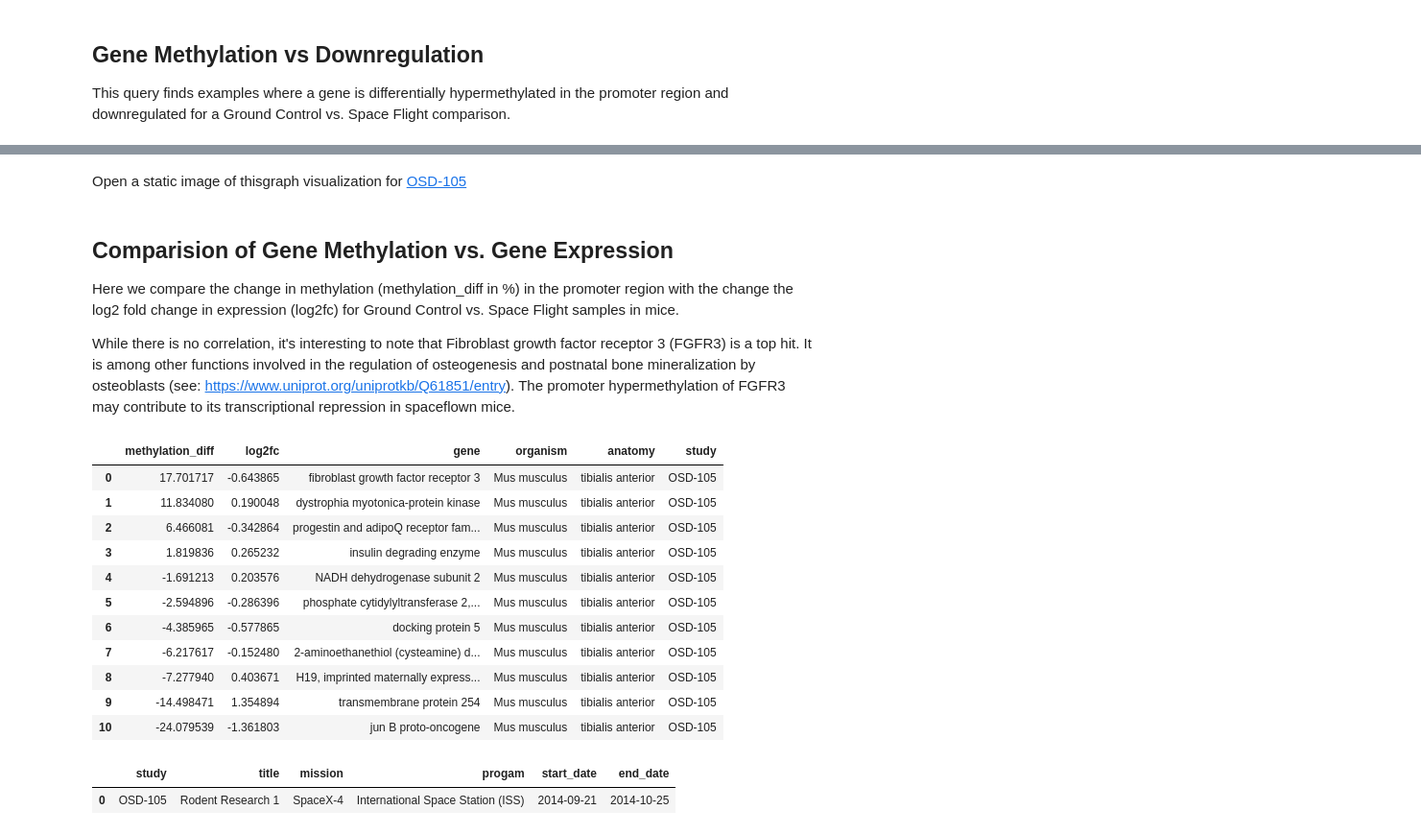
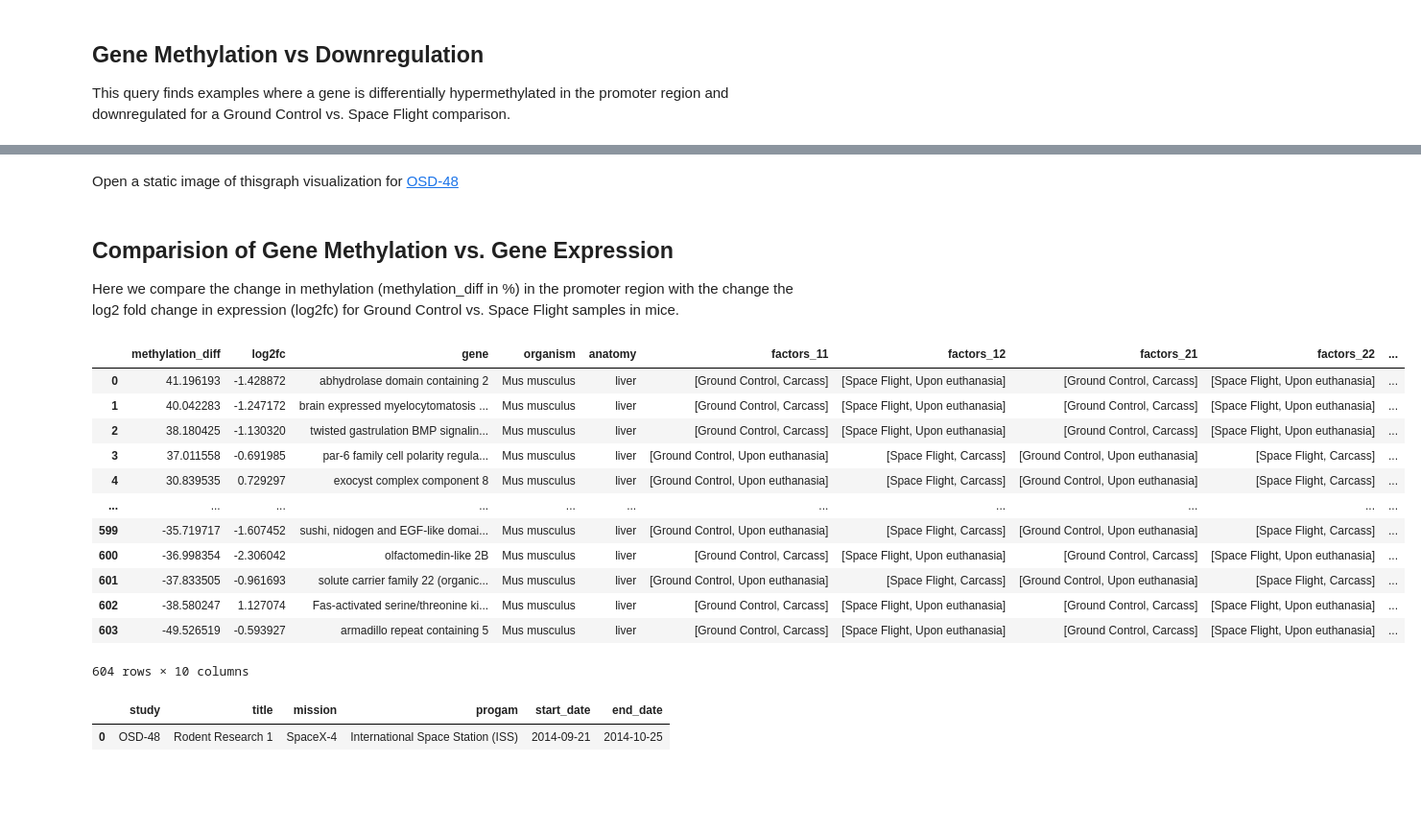
Before and after one commit to gastondana627/spoke_genelab, a Jupyter notebook: notebooks/6_query_examples.ipynb, the cells around one changed output, grey strips where cells are left out. Shown at 96% size. Drawn from its saved outputs; the diff is of its cells as text; code cells hidden in the pictures; blank space fills up the shorter version.

```diff
--- a/notebooks/6_query_examples.ipynb
+++ b/notebooks/6_query_examples.ipynb
@@ -24,19 +30,24 @@ graph = Graph("bolt://localhost:7687", name=database, user=username, password=pa
 ## Gene Methylation vs Downregulation
 This query finds examples where a gene is differentially hypermethylated in the promoter region and downregulated for a Ground Control vs. Space Flight comparison.
 # %%
+methylation_threshold = 25 # % differential methylation
+log2fc_threshold      = -1.5 # log2 fold change
+
 query = """
 MATCH p = (m:Mission)-->(s1:Study)-->(a1:Assay)-[m1]->(y:MethylationRegion)
            <--(g:MGene)<-[m2]-(a2:Assay)<--(s2:Study)
 WHERE s1 = s2 // within the same study
-  AND "Ground Control" IN a1.factors_1 // Ground Control vs. Space Flight comparisions
-  AND "Space Flight" IN a1.factors_2
-  AND "Ground Control" IN a2.factors_1
-  AND "Space Flight" IN a2.factors_2
-  AND y.in_promoter = true // Methylated in the promoter region
-  AND m1.methylation_diff > 0 // positive difference in methylation
-  AND m2.log2fc < 0 // downregulated gene
+  AND "Ground Control" IN a1.factors_1             // Ground Control
+  AND "Space Flight" IN a1.factors_2               // vs. Space Flight for DNA methylation profiling assay
+  AND "Ground Control" IN a2.factors_1             // Ground Control
+  AND "Space Flight" IN a2.factors_2               // vs. Space Flight for transcription profiling assay
+  AND a1.factors_1 = a2.factors_1                  // compare only assays where the factors are identical
+  AND a1.factors_2 = a2.factors_2                  // compare only assays where the factors are identical
+  AND y.in_promoter = true                         // methylated in the promoter region
+  AND m1.methylation_diff > $methylation_threshold // hypermethylated in the promoter region
+  AND m2.log2fc < $log2fc_threshold                // downregulated gene
 RETURN p
 """
 
-subgraph1 = graph.run(query).to_subgraph()
+subgraph1 = graph.run(query, methylation_threshold=methylation_threshold, log2fc_threshold=log2fc_threshold).to_subgraph()
 # %%
@@ -52,49 +68,55 @@ CytoscapeWidget(cytoscape_layout={'name': 'cola', 'padding': 0, 'nodeSpacing': 6
 # %% [markdown]
-Open a static image of thisgraph visualization for [OSD-105](../docs/osd-105_omics.png)
+Open a static image of thisgraph visualization for [OSD-48](../docs/osd-48_omics.png)
 # %% [markdown]
 ## Comparision of Gene Methylation vs. Gene Expression
 Here we compare the change in methylation (methylation_diff in %) in the promoter region with the change the log2 fold change in expression (log2fc) for Ground Control vs. Space Flight samples in mice.
-
-While there is no correlation, it's interesting to note that Fibroblast growth factor receptor 3 (FGFR3) is a top hit. It is among other functions involved in the regulation of osteogenesis and postnatal bone mineralization by osteoblasts (see: https://www.uniprot.org/uniprotkb/Q61851/entry). The promoter hypermethylation of FGFR3 may contribute to its transcriptional repression in spaceflown mice.
 # %%
 query = """
 MATCH (s1:Study)-->(a1:Assay)-[m1]->(y:MethylationRegion)
       <--(g:MGene)<-[m2]-(a2:Assay)<--(s2:Study)
 
-WHERE s1 = s2 // within the same study
-  AND "Ground Control" IN a1.factors_1 // Ground Control
-  AND "Space Flight" IN a1.factors_2   // vs. Space Flight
-  AND "Ground Control" IN a2.factors_1
-  AND "Space Flight" IN a2.factors_2
-  AND y.in_promoter = true // Methylated in the promoter region
+WHERE s1 = s2                             // comparison within the same study
+  AND "Ground Control" IN a1.factors_1    // Ground Control
+  AND "Space Flight" IN a1.factors_2      // vs. Space Flight for DNA methylation profiling
+  AND "Ground Control" IN a2.factors_1    // Ground Control
+  AND "Space Flight" IN a2.factors_2      // vs. Space Flight for transcription profiling
+  AND a1.factors_1 = a2.factors_1         // compare only assays where the factors are identical
+  AND a1.factors_2 = a2.factors_2         // compare only assays where the factors are identical
+  AND y.in_promoter = true                // Methylated in the promoter region
 
 RETURN m1.methylation_diff AS methylation_diff, m2.log2fc AS log2fc,
-       g.name AS gene, s1.organism as organism, a1.material_name_1 AS anatomy, s1.identifier AS study
+       g.name AS gene, s1.organism as organism, a1.material_name_1 AS anatomy,
+       a1.factors_1 as factors_11, a1.factors_2 as factors_12,
+       a2.factors_1 as factors_21, a2.factors_2 as factors_22,
+       s1.identifier AS study
 ORDER BY methylation_diff DESC;
 """
 graph.run(query).to_data_frame()
 # %% [output]
-|  | methylation_diff | log2fc | gene | organism | anatomy | study |
-| 0 | 17.701717 | -0.643865 | fibroblast growth factor receptor 3 | Mus musculus | tibialis anterior | OSD-105 |
-| 1 | 11.834080 | 0.190048 | dystrophia myotonica-protein kinase | Mus musculus | tibialis anterior | OSD-105 |
-| 2 | 6.466081 | -0.342864 | progestin and adipoQ receptor fam... | Mus musculus | tibialis anterior | OSD-105 |
-| 3 | 1.819836 | 0.265232 | insulin degrading enzyme | Mus musculus | tibialis anterior | OSD-105 |
-| 4 | -1.691213 | 0.203576 | NADH dehydrogenase subunit 2 | Mus musculus | tibialis anterior | OSD-105 |
-| 5 | -2.594896 | -0.286396 | phosphate cytidylyltransferase 2,... | Mus musculus | tibialis anterior | OSD-105 |
-| 6 | -4.385965 | -0.577865 | docking protein 5 | Mus musculus | tibialis anterior | OSD-105 |
-| 7 | -6.217617 | -0.152480 | 2-aminoethanethiol (cysteamine) d... | Mus musculus | tibialis anterior | OSD-105 |
-| 8 | -7.277940 | 0.403671 | H19, imprinted maternally express... | Mus musculus | tibialis anterior | OSD-105 |
-| 9 | -14.498471 | 1.354894 | transmembrane protein 254 | Mus musculus | tibialis anterior | OSD-105 |
-| 10 | -24.079539 | -1.361803 | jun B proto-oncogene | Mus musculus | tibialis anterior | OSD-105 |
+|  | methylation_diff | log2fc | gene | organism | anatomy | factors_11 | factors_12 | factors_21 | factors_22 | ... |
+| 0 | 41.196193 | -1.428872 | abhydrolase domain containing 2 | Mus musculus | liver | [Ground Control, Carcass] | [Space Flight, Upon euthanasia] | [Ground Control, Carcass] | [Space Flight, Upon euthanasia] | ... |
+| 1 | 40.042283 | -1.247172 | brain expressed myelocytomatosis ... | Mus musculus | liver | [Ground Control, Carcass] | [Space Flight, Upon euthanasia] | [Ground Control, Carcass] | [Space Flight, Upon euthanasia] | ... |
+| 2 | 38.180425 | -1.130320 | twisted gastrulation BMP signalin... | Mus musculus | liver | [Ground Control, Carcass] | [Space Flight, Upon euthanasia] | [Ground Control, Carcass] | [Space Flight, Upon euthanasia] | ... |
+| 3 | 37.011558 | -0.691985 | par-6 family cell polarity regula... | Mus musculus | liver | [Ground Control, Upon euthanasia] | [Space Flight, Carcass] | [Ground Control, Upon euthanasia] | [Space Flight, Carcass] | ... |
+| 4 | 30.839535 | 0.729297 | exocyst complex component 8 | Mus musculus | liver | [Ground Control, Upon euthanasia] | [Space Flight, Carcass] | [Ground Control, Upon euthanasia] | [Space Flight, Carcass] | ... |
+| ... | ... | ... | ... | ... | ... | ... | ... | ... | ... | ... |
+| 599 | -35.719717 | -1.607452 | sushi, nidogen and EGF-like domai... | Mus musculus | liver | [Ground Control, Upon euthanasia] | [Space Flight, Carcass] | [Ground Control, Upon euthanasia] | [Space Flight, Carcass] | ... |
+| 600 | -36.998354 | -2.306042 | olfactomedin-like 2B | Mus musculus | liver | [Ground Control, Carcass] | [Space Flight, Upon euthanasia] | [Ground Control, Carcass] | [Space Flight, Upon euthanasia] | ... |
+| 601 | -37.833505 | -0.961693 | solute carrier family 22 (organic... | Mus musculus | liver | [Ground Control, Upon euthanasia] | [Space Flight, Carcass] | [Ground Control, Upon euthanasia] | [Space Flight, Carcass] | ... |
+| 602 | -38.580247 | 1.127074 | Fas-activated serine/threonine ki... | Mus musculus | liver | [Ground Control, Carcass] | [Space Flight, Upon euthanasia] | [Ground Control, Carcass] | [Space Flight, Upon euthanasia] | ... |
+| 603 | -49.526519 | -0.593927 | armadillo repeat containing 5 | Mus musculus | liver | [Ground Control, Carcass] | [Space Flight, Upon euthanasia] | [Ground Control, Carcass] | [Space Flight, Upon euthanasia] | ... |
+604 rows × 10 columns
 # %%
-# Get some metadata about this study
+# Get some metadata about study OSD-48.
+study = "OSD-48"
+
 query = """
 MATCH (m:Mission)-->(s:Study)
-WHERE s.identifier = 'OSD-105'
+WHERE s.identifier = $study
 RETURN s.identifier AS study, s.project_title AS title, m.name AS mission,
        m.flight_program AS progam, m.start_date AS start_date, m.end_date AS end_date;
 """
-graph.run(query).to_data_frame()
+graph.run(query, study=study).to_data_frame()
 # %% [output]
 |  | study | title | mission | progam | start_date | end_date |
-| 0 | OSD-105 | Rodent Research 1 | SpaceX-4 | International Space Station (ISS) | 2014-09-21 | 2014-10-25 |
+| 0 | OSD-48 | Rodent Research 1 | SpaceX-4 | International Space Station (ISS) | 2014-09-21 | 2014-10-25 |
```
Also changed, not shown: parts of 2 cells of this notebook, 13 other files.
